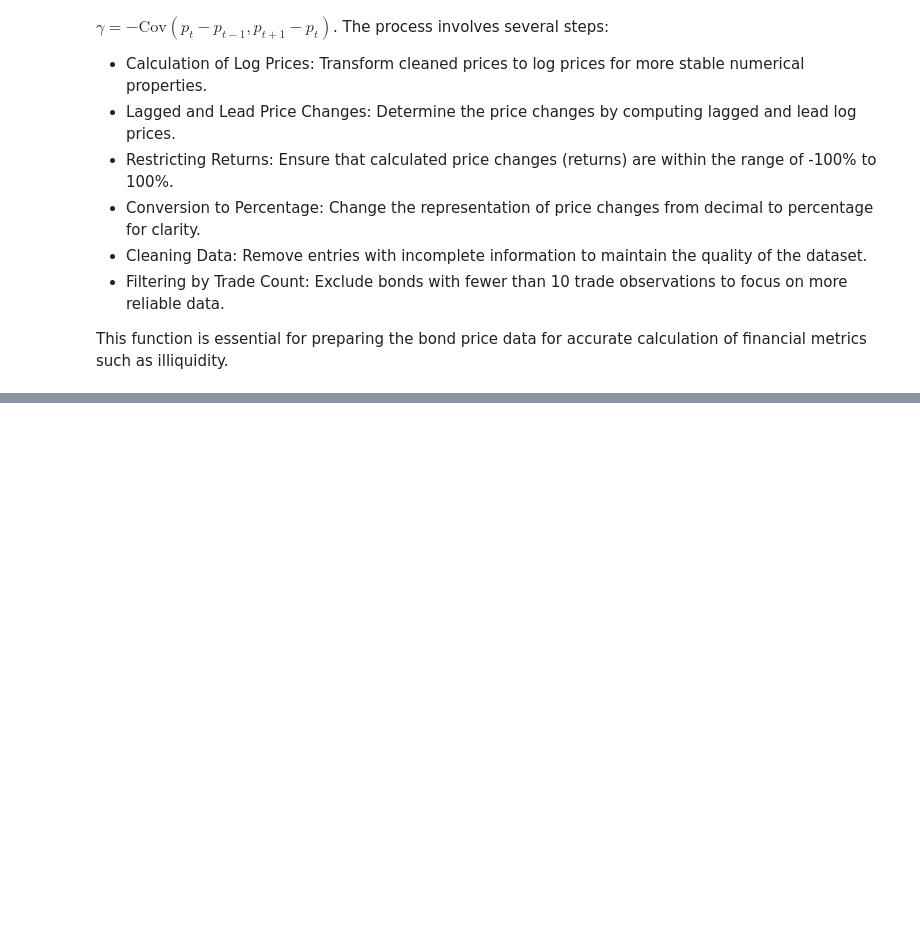
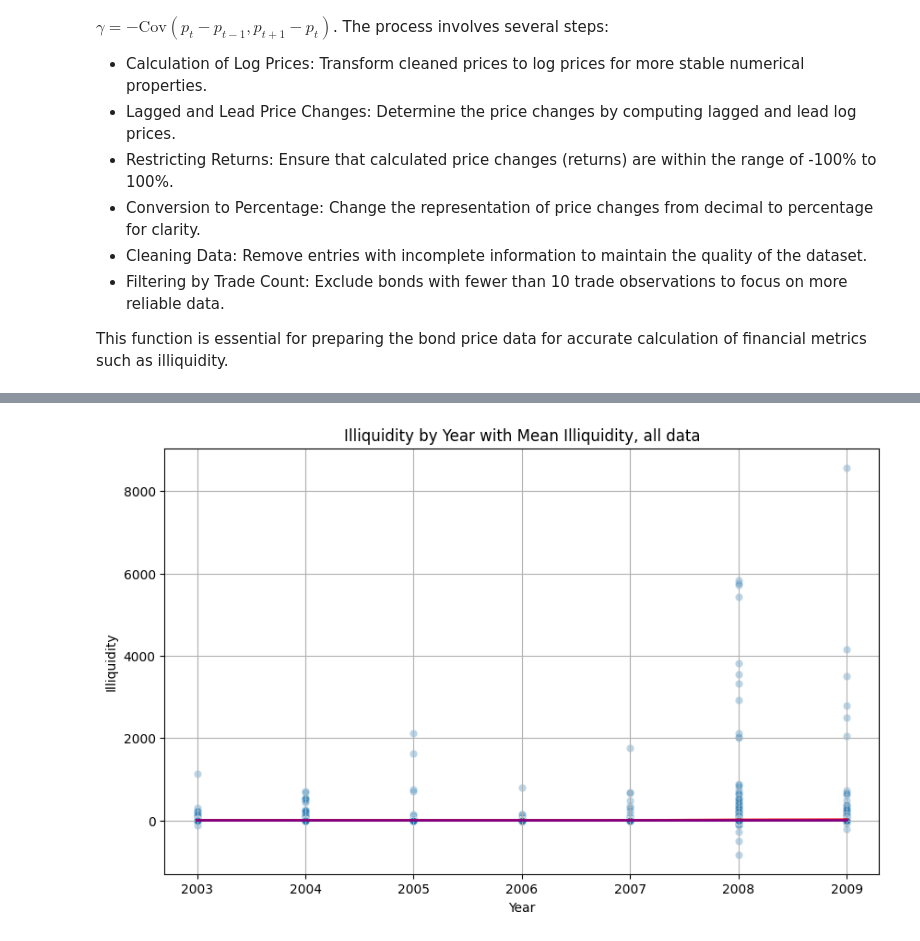
Before and after one commit to zhangruoxikathy/corporate_bond_liquidity_research, a Jupyter notebook: src/table2_calc_illiquidity_notebook.ipynb, the cells around one changed output, grey strips where cells are left out. Drawn from its saved outputs; the diff is of its cells as text; code cells hidden in the pictures; blank space fills up the shorter version.

Commit message:
Update table 2 notebook

```diff
--- a/src/table2_calc_illiquidity_notebook.ipynb
+++ b/src/table2_calc_illiquidity_notebook.ipynb
@@ -113,0 +116,3 @@ See the caveats in the documentation: https://pandas.pydata.org/pandas-docs/stab
+# %%
+cleaned_df_paper = calc_illiquidity.clean_merged_data(start_date, end_date)
+cleaned_df_paper.head()
@@ -171,0 +169,3 @@ See the caveats in the documentation: https://pandas.pydata.org/pandas-docs/stab
+# %%
+df_paper = calc_illiquidity.calc_deltaprc(cleaned_df_paper)
+df_paper.head()
@@ -260,3 +268,6 @@ def calc_annual_illiquidity_table_daily(df):
     Illiq_month, table2_daily = create_annual_illiquidity_table(Illiq_month)
 
     return Illiq_month, table2_daily
+# %%
+illiq_daily_paper, table2_daily_paper = calc_illiquidity.calc_annual_illiquidity_table_daily(df_paper)
+table2_daily_paper
@@ -262,0 +302,3 @@ def calc_annual_illiquidity_table_daily(df):
+# %%
+illiq_daily_summary_paper = create_summary_stats(illiq_daily_paper)
+illiq_daily_summary_paper
@@ -262,0 +334,15 @@ def calc_annual_illiquidity_table_daily(df):
+# %%
+# Scatter plot of illiquidity by year, all data
+plt.figure(figsize=(10, 6))
+sns.scatterplot(data=illiq_daily_paper, x='year', y='illiq', alpha=0.3)
+
+# Line plot for the mean illiquidity by year
+sns.lineplot(data=illiq_daily_summary_paper, x='year', y='mean illiq', color='red', lw=2)
+sns.lineplot(data=illiq_daily_summary_paper, x='year', y='median', color='purple', lw=2)
+plt.title('Illiquidity by Year with Mean Illiquidity, all data')
+plt.xlabel('Year')
+plt.ylabel('Illiquidity')
+plt.grid(True)
+plt.show()
+# %% [output]
+[figure, added]
```
Also changed, not shown: parts of 31 cells of this notebook, 2 other files.
